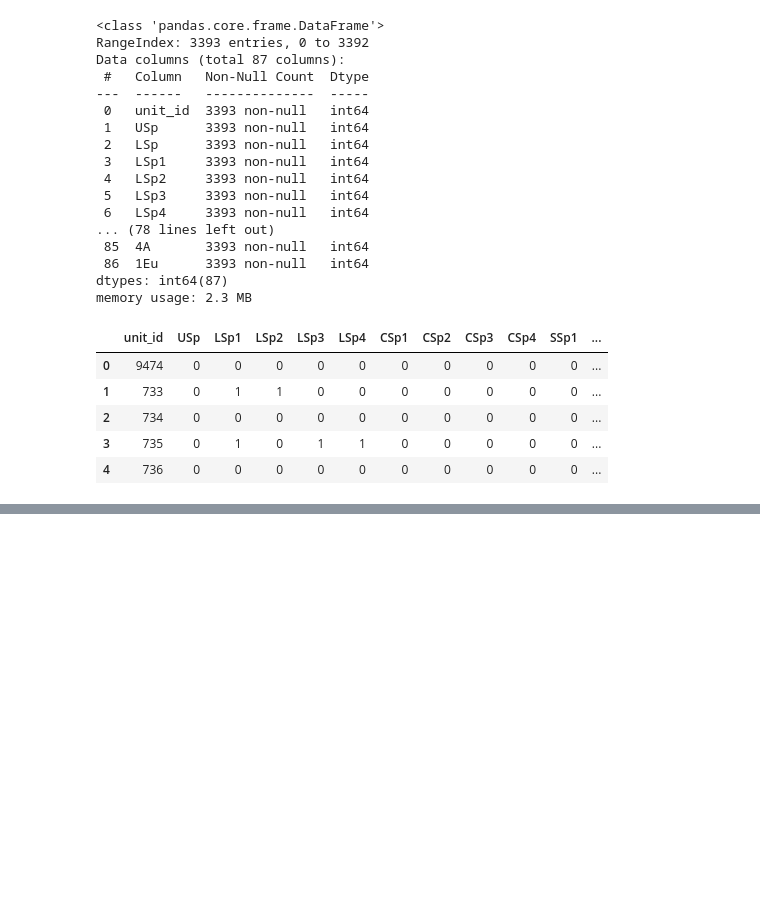
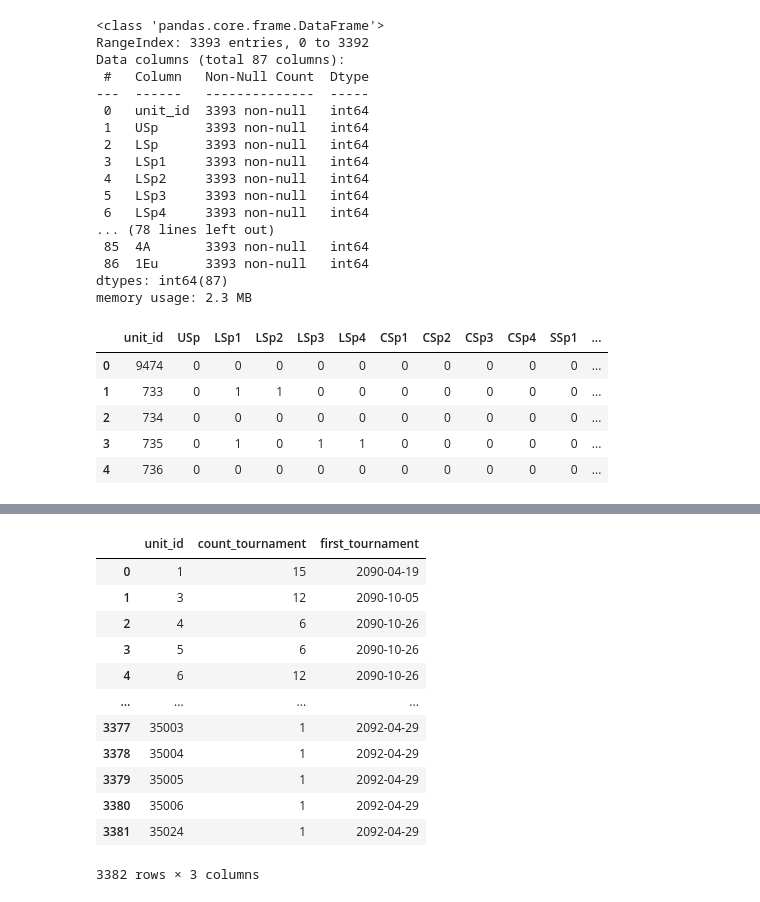
Before and after one commit to keda88/Portfolio, a Jupyter notebook: My champion/My champion.ipynb, the cells around one changed output, grey strips where cells are left out. Cells and saved outputs as stored; diff of their text form; code cells hidden in the pictures; blank space fills up the shorter version.

```diff
--- a/My champion/My champion.ipynb
+++ b/My champion/My champion.ipynb
@@ -769,0 +808,4 @@ display(features_df.head())
+# %%
+first_tournament = df.groupby('unit_id')['date_start'].min().reset_index()
+# %%
+first_tournament.rename(columns={'date_start': 'first_tournament'}, inplace=True)
@@ -769,0 +828,22 @@ display(features_df.head())
+# %%
+feature_df = pd.merge(
+    feature_df, first_tournament,
+    left_on='unit_id',
+    right_on='unit_id'
+)
+# %%
+feature_df
+# %% [output]
+|  | unit_id | count_tournament | first_tournament |
+| 0 | 1 | 15 | 2090-04-19 |
+| 1 | 3 | 12 | 2090-10-05 |
+| 2 | 4 | 6 | 2090-10-26 |
+| 3 | 5 | 6 | 2090-10-26 |
+| 4 | 6 | 12 | 2090-10-26 |
+| ... | ... | ... | ... |
+| 3377 | 35003 | 1 | 2092-04-29 |
+| 3378 | 35004 | 1 | 2092-04-29 |
+| 3379 | 35005 | 1 | 2092-04-29 |
+| 3380 | 35006 | 1 | 2092-04-29 |
+| 3381 | 35024 | 1 | 2092-04-29 |
+3382 rows × 3 columns
```
Also changed, not shown: parts of 40 cells of this notebook.
